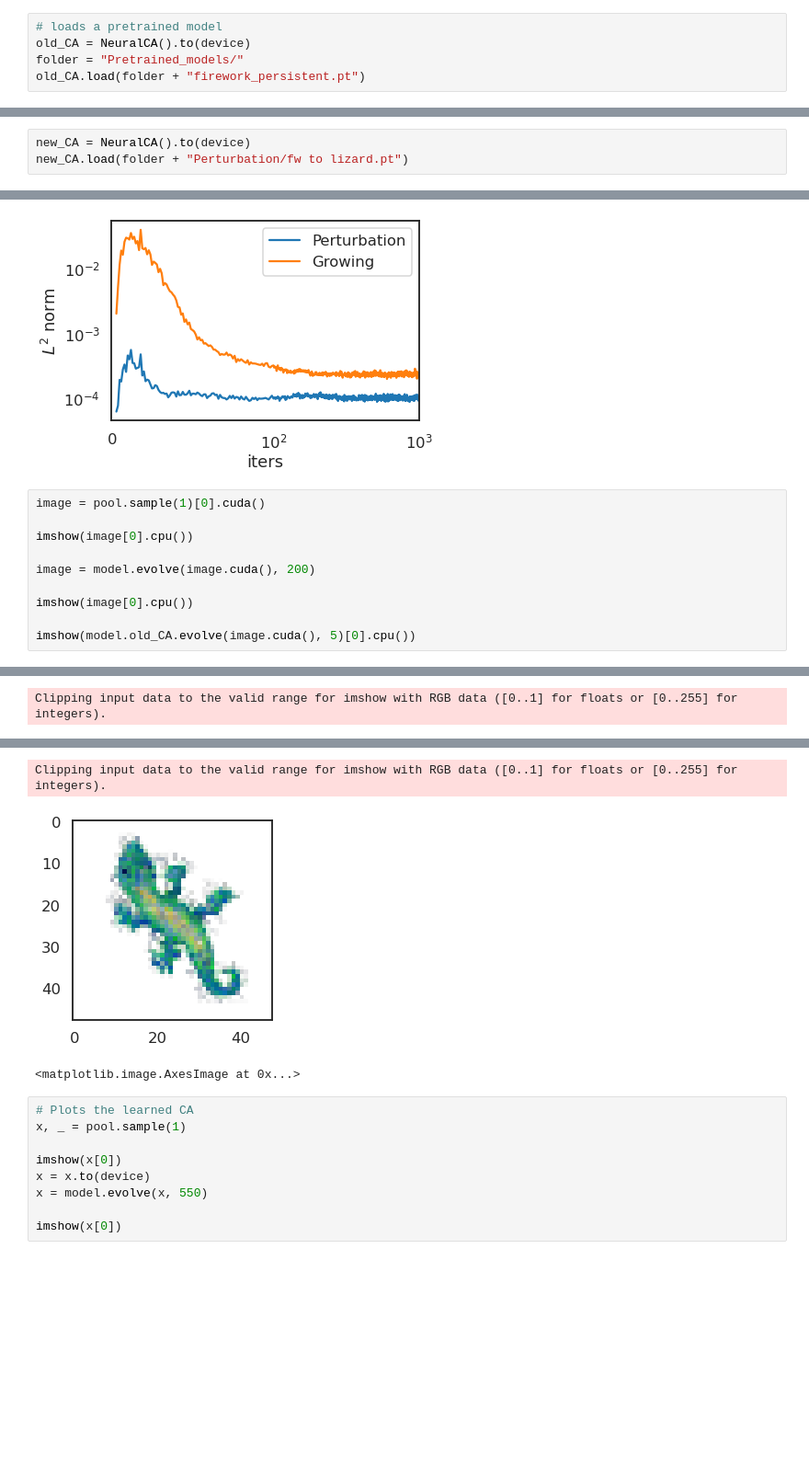
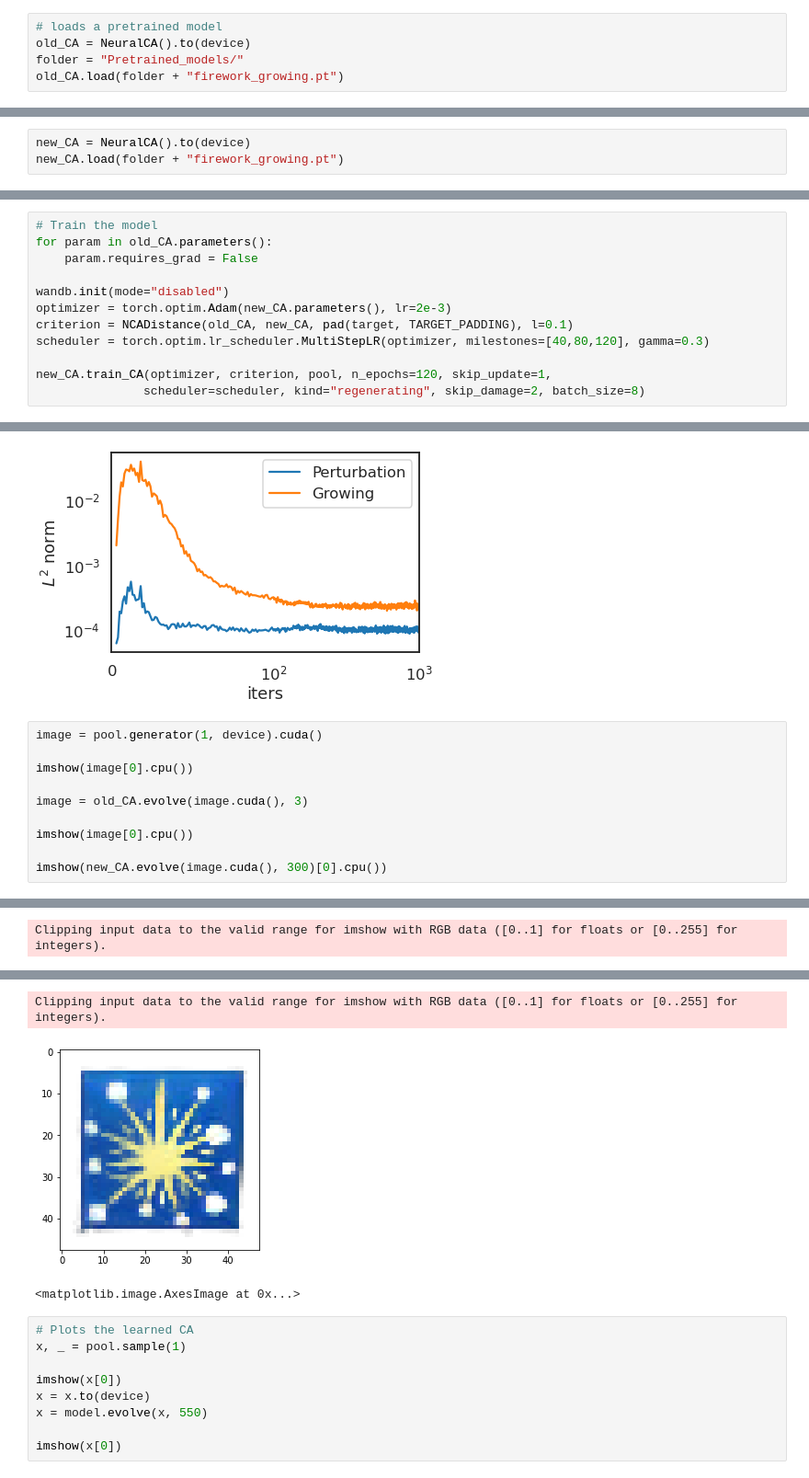
Before and after one commit to LetteraUnica/neural_cellular_automata, a Jupyter notebook: pytorch_ca/perturbation_CA.ipynb, the cells around one changed output, grey strips where cells are left out. Shown at 92% size. Saved outputs shown, nothing was run; the diff lists cells and outputs as text; blank space fills up the shorter version.

```diff
--- a/pytorch_ca/perturbation_CA.ipynb
+++ b/pytorch_ca/perturbation_CA.ipynb
@@ -47,11 +48,23 @@ target = target.to(device)
 # loads a pretrained model
 old_CA = NeuralCA().to(device)
 folder = "Pretrained_models/"
-old_CA.load(folder + "firework_persistent.pt")
+old_CA.load(folder + "firework_growing.pt")
 # %% [output]
 Successfully loaded model!
 # %%
 new_CA = NeuralCA().to(device)
-new_CA.load(folder + "Perturbation/fw to lizard.pt")
+new_CA.load(folder + "firework_growing.pt")
 # %% [output]
 Successfully loaded model!
+# %%
+# Train the model
+for param in old_CA.parameters():
+    param.requires_grad = False
+
+wandb.init(mode="disabled")
+optimizer = torch.optim.Adam(new_CA.parameters(), lr=2e-3)
+criterion = NCADistance(old_CA, new_CA, pad(target, TARGET_PADDING), l=0.1)
+scheduler = torch.optim.lr_scheduler.MultiStepLR(optimizer, milestones=[40,80,120], gamma=0.3)
+
+new_CA.train_CA(optimizer, criterion, pool, n_epochs=120, skip_update=1,
+               scheduler=scheduler, kind="regenerating", skip_damage=2, batch_size=8)
@@ -161,13 +180,13 @@ pl.show()
 # %% [output]
 [figure]
 # %%
-image = pool.sample(1)[0].cuda()
+image = pool.generator(1, device).cuda()
 
 imshow(image[0].cpu())
 
-image = model.evolve(image.cuda(), 200)
+image = old_CA.evolve(image.cuda(), 3)
 
 imshow(image[0].cpu())
 
-imshow(model.old_CA.evolve(image.cuda(), 5)[0].cpu())
+imshow(new_CA.evolve(image.cuda(), 300)[0].cpu())
 # %% [output]
@@ -177,5 +196,5 @@ Clipping input data to the valid range for imshow with RGB data ([0..1] for floa
 Clipping input data to the valid range for imshow with RGB data ([0..1] for floats or [0..255] for integers).
-[figure, old version]
+[figure, new version]
 <matplotlib.image.AxesImage at 0x...>
 # %%
 # Plots the learned CA
```
Also changed, not shown: parts of 5 cells of this notebook, 20 other files.
